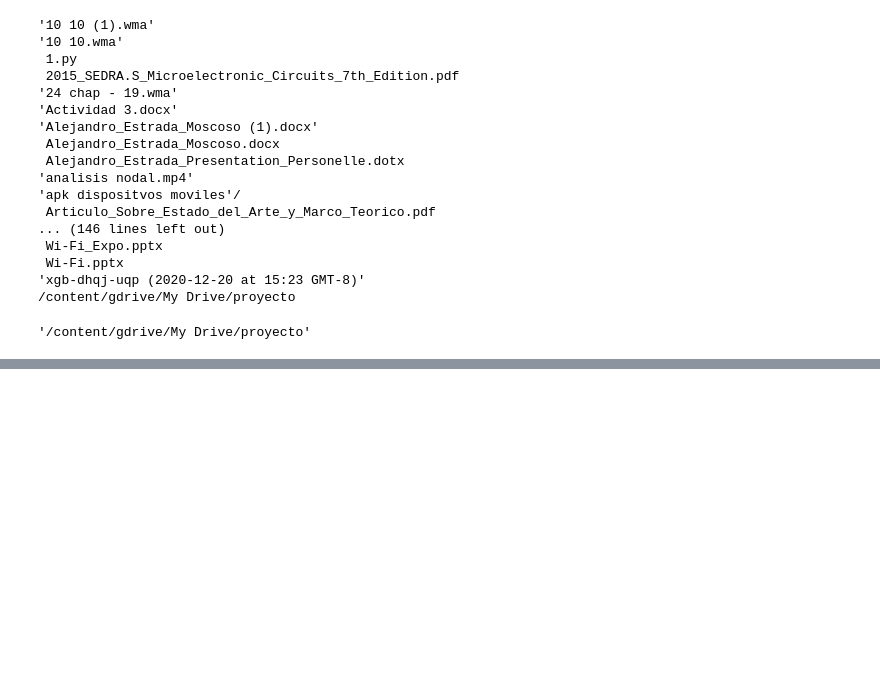
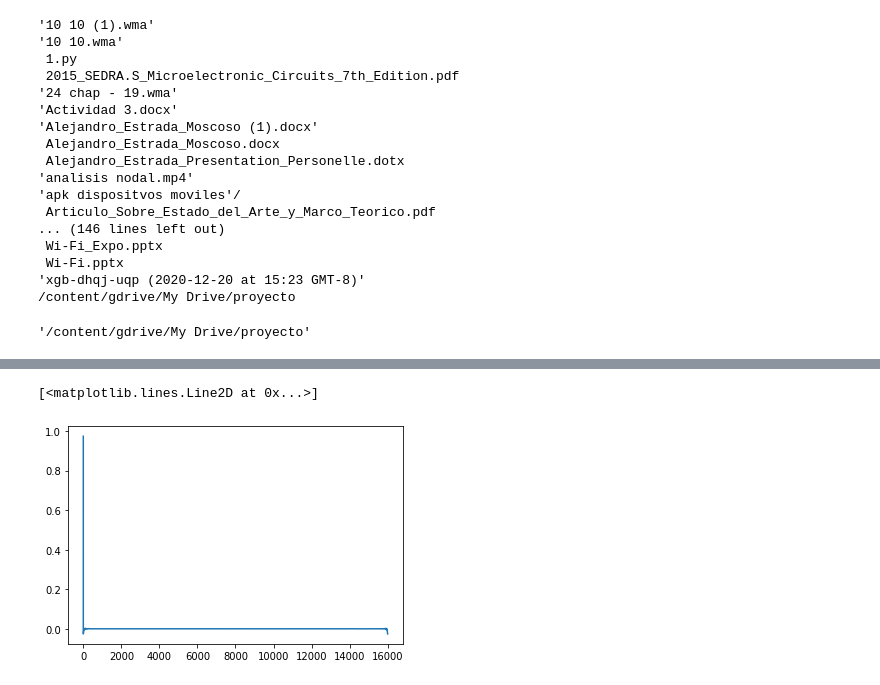
Before and after one commit to MyFirstVlog/signalProcessingSSA, a Jupyter notebook: signalProcessingPF.ipynb, the cells around one changed output, grey strips where cells are left out. Drawn from its saved outputs; the diff is of its cells as text; code cells hidden in the pictures; blank space fills up the shorter version.

```diff
--- a/signalProcessingPF.ipynb
+++ b/signalProcessingPF.ipynb
@@ -39,0 +203,6 @@ este es texto
+# %%
+h = np.real(np.fft.ifft(H)) # The IFFT should automatically be real-valued. We take np.real just to be safe.
+plt.plot(h)
+# %% [output]
+[<matplotlib.lines.Line2D at 0x...>]
+[figure, added]
```
Also changed, not shown: parts of 12 cells of this notebook.
